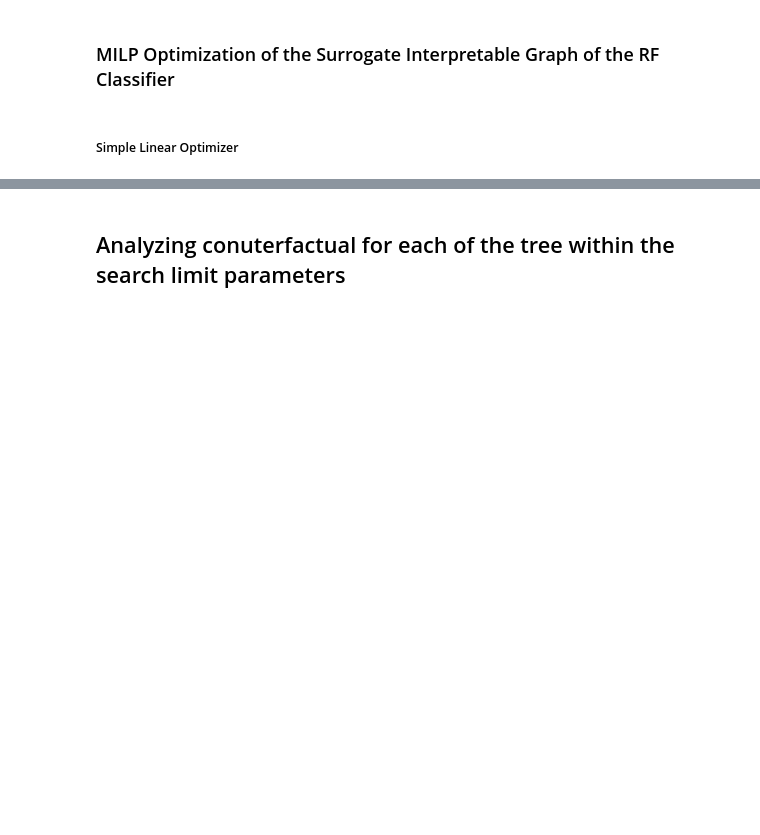
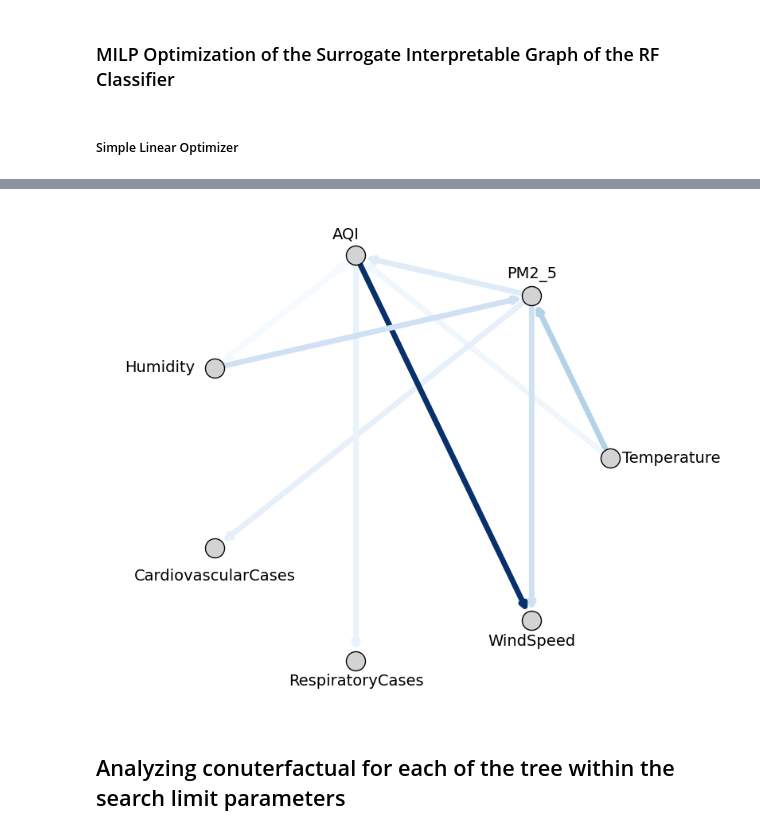
Before and after one commit to dubeyakshat07/sigRDF, a Jupyter notebook: experimentations/aqi_health_updated.ipynb, the cells around one changed output, grey strips where cells are left out. Drawn from its saved outputs; the diff is of its cells as text; code cells hidden in the pictures; blank space fills up the shorter version.

```diff
--- a/experimentations/aqi_health_updated.ipynb
+++ b/experimentations/aqi_health_updated.ipynb
@@ -38,21 +45,21 @@ y.unique()
 # %% [output]
 array([0., 1., 3., 2., 4.])
 # %%
-from sklearn.model_selection import train_test_split
-X_train, X_test, y_train, y_test = train_test_split(X, y, test_size=0.2, random_state=42)
-rf = RandomForestClassifier(random_state=42)
-rf.fit(X_train, y_train)
+# from sklearn.model_selection import train_test_split
+# X_train, X_test, y_train, y_test = train_test_split(X, y, test_size=0.2, random_state=42)
+# rf = RandomForestClassifier(random_state=42)
+# rf.fit(X_train, y_train)
 
-import shap
-explainer = shap.TreeExplainer(rf)  # rnd_clf is your trained RandomForestClassifier
-shap_values = explainer.shap_values(X_train)   # X is your feature matrix
-lst_classes = [0, 1, 3, 2, 4]
+# import shap
+# explainer = shap.TreeExplainer(rf)  # rnd_clf is your trained RandomForestClassifier
+# shap_values = explainer.shap_values(X_train)   # X is your feature matrix
+# lst_classes = [0, 1, 3, 2, 4]
 # %%
 
 for i in lst_classes:
     shap_values_class = shap_values[:, :, i]
     import matplotlib
-    matplotlib.use('Agg')  # Use non-interactive backend
+    # matplotlib.use('Agg')  # Use non-interactive backend
     shap.summary_plot(shap_values_class, X_train)
     path = f"../shap_figures/aqi{i}.png"
     plt.gcf().savefig(path)
@@ -631,3 +681,78 @@ Wall time: 333 ms
+# %%
+import matplotlib.pyplot as plt
+import networkx as nx
+import numpy as np
+
+G = G_surrogate
+
+# Get initial circular layout (unit circle)
+pos = nx.circular_layout(G)
+
+# Further shrink node positions to reduce edge length and radius
+shrink_factor = 0.3  # <--- Lower = smaller radius
+pos = {node: (x * shrink_factor, y * shrink_factor) for node, (x, y) in pos.items()}
+
+# Extract edge weights
+edge_weights = np.array([data['weight'] for _, _, data in G.edges(data=True)])
+
+# Normalize edge weights for color mapping
+min_w, max_w = edge_weights.min(), edge_weights.max()
+normalized_weights = (edge_weights - min_w) / (max_w - min_w + 1e-6)
+
+# Map weights to blue shades
+edge_colors = [plt.cm.Blues(w) for w in normalized_weights]
+
+plt.figure(figsize=(10, 8))  # Adjusted figure size
+
+nx.draw_networkx_nodes(G, pos, node_color='lightgray', node_size=300, edgecolors='black')
+
+nx.draw_networkx_edges(
+    G, pos,
+    edge_color=edge_colors,
+    width=5.0,
+    arrows=True if isinstance(G, nx.DiGraph) else False,
+    arrowstyle='-|>',
+    min_source_margin=0.5,
+    min_target_margin=0.5
+)
+
+# Adjust label positions based on reduced layout scale
+label_pos = {}
+top_nodes = []
+dx = 0.04  # Shrunk offset
+dy = 0.03
+
+for node, (x, y) in pos.items():
+    if abs(x) > abs(y):
+        offset = (+dx * 2.2, 0) if x > 0 else (-dx * 2.0, 0)
+    else:
+        if y > 0:
+            top_nodes.append((node, x, y))
+            offset = (0.0, dy)
+        else:
+            offset = (0, -dy)
+
+    label_pos[node] = (x + offset[0], y + offset[1])
+
+# Adjust overlapping top labels
+if len(top_nodes) > 1:
+    top_nodes = sorted(top_nodes, key=lambda n: n[1])  # sort by x
+    spacing = 0.015
+    for i, (node, x, y) in enumerate(top_nodes):
+        label_pos[node] = (x + (i - len(top_nodes) // 2) * spacing, y + dy)
+target_node = "CardiovascularCases"  # <-- Replace with actual node name
+if target_node in pos:
+    x, y = pos[target_node]
+    label_pos[target_node] = (x, y - 0.04)  # Slightly below the node
+nx.draw_networkx_labels(G, label_pos, font_size=14)
+
+plt.axis('equal')
+plt.axis('off')
+# plt.title("Compact Surrogate Interpretable Graph for AQI and Health Dataset", fontsize=12)
+plt.savefig("compact_aqi_surrogate_graph.pdf", format='pdf', bbox_inches='tight', dpi=300)
+plt.show()
+# %% [output]
+[figure, added]
 # %% [markdown]
 ## Analyzing conuterfactual for each of the tree within the search limit parameters
 # %% [markdown]
```
Also changed, not shown: parts of 9 cells of this notebook, 22 other files.
